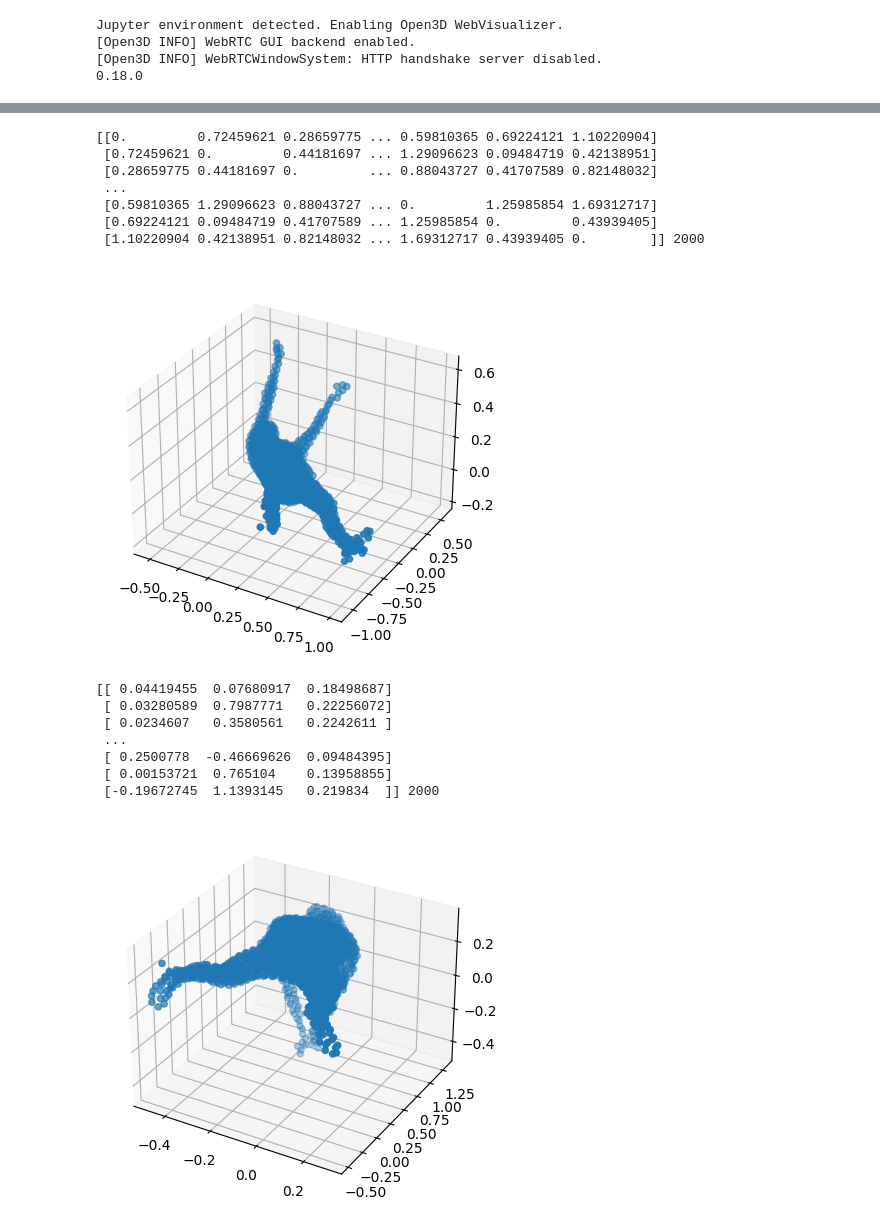
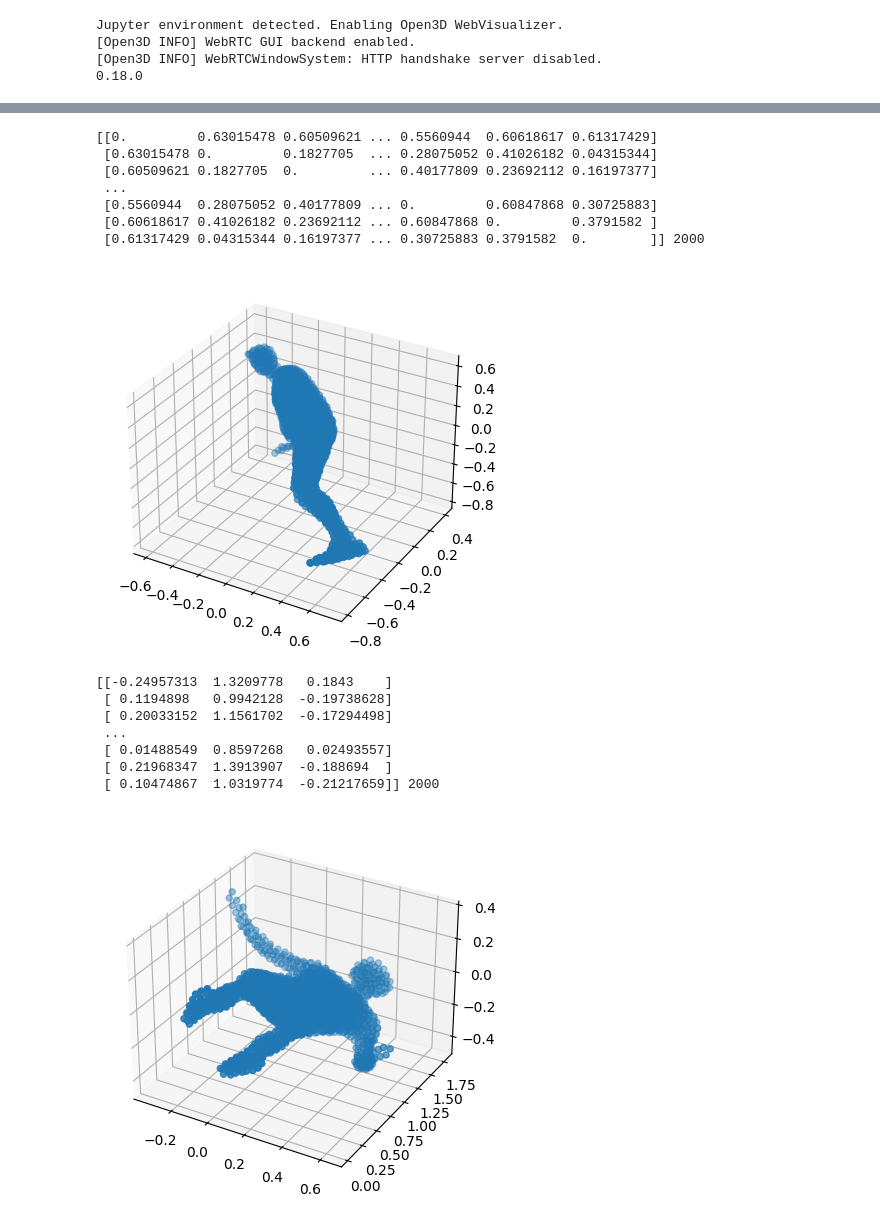
Before and after one commit to frozzzen3/TVMC, a Jupyter notebook: get_reference_centers.ipynb, the cells around one changed output, grey strips where cells are left out. Saved outputs shown, nothing was run; the diff lists cells and outputs as text; code cells hidden in the pictures.

Commit message:
updated by Guodong Chen, 09/21/2024, Mitch dataset complete

```diff
--- a/get_reference_centers.ipynb
+++ b/get_reference_centers.ipynb
@@ -12,16 +37,16 @@ Jupyter environment detected. Enabling Open3D WebVisualizer.
 # %%
-num_frames = 15
-num_points = 2000
 #file_prefix = f"D:/arap-volume-tracking-main/arap-volume-tracking-main/data/basketball-output-max/basketball_{num_points}/test_mesh_0res_{num_points}_"
 #file_prefix = f"D:/arap-volume-tracking-main/arap-volume-tracking-main/data/collision-output-max/collision_{num_points}/mesh_0res_{num_points}_"
 #file_prefix = f"G:\VS2022Projects/arap-volume-tracking-main\data\Levi-output-max-4000/Frame_00res_{num_points}_"
-file_prefix = f"G:\VS2022Projects/arap-volume-tracking-main\data\Dancer-output-max-2000/dancer_fr0res_{num_points}_"
+#file_prefix = fr"G:\VS2022Projects/arap-volume-tracking-main\data\{dataset}-output-max-2000/basketball_player_fr0res_{num_points}_"
+#file_prefix = fr'G:\VS2022Projects/arap-volume-tracking-main\data\{dataset}-output-max-2000/impr/basketball_player_fr0impr_{num_points}_'
+file_prefix = fr'G:\VS2022Projects/arap-volume-tracking-main\data\{dataset}-output-max-2000/mitch_fr0res_{num_points}_'
 
 file_extension = ".xyz"
 
 max_distance_matrix = np.zeros((num_points, num_points))
-
-for index in range(5, num_frames):
+offset = 0
+for index in range(1, 16):
     print(index)
     all_points = []
     filename = f"{file_prefix}{index:03d}{file_extension}"
@@ -39,17 +64,17 @@ for index in range(5, num_frames):
 
                 max_distance_matrix[j, i] = max_distance_matrix[i, j]
 
-    if (index == 9 or index == 14):
-        np.savetxt(f"G:\VS2022Projects/arap-volume-tracking-main\data\Dancer-output-max-2000/Dancer_distance_matrix_{index-4}_{num_points}.txt", max_distance_matrix)
+    if (index == offset + 5 or index == offset + 10):
+        np.savetxt(f"G:\VS2022Projects/arap-volume-tracking-main\data\Mitch-output-max-2000/Mitch_distance_matrix_{index-offset}_{num_points}.txt", max_distance_matrix)
 print(all_points.__len__())
 
 
 
-np.savetxt(f"G:\VS2022Projects/arap-volume-tracking-main\data\Dancer-output-max-2000/Dancer_distance_matrix_{num_frames}_{num_points}.txt", max_distance_matrix)
+np.savetxt(f"G:\VS2022Projects/arap-volume-tracking-main\data\Mitch-output-max-2000/Mitch_distance_matrix_15_{num_points}.txt", max_distance_matrix)
 #np.savetxt(f"D:/arap-volume-tracking-main/arap-volume-tracking-main/data/basketball-output-max/basketball_{num_points}/basketball_distance_matrix_{num_frames}_{num_points}_1519.txt", max_distance_matrix)
 #np.savetxt(f"D:/arap-volume-tracking-main/arap-volume-tracking-main/data/collision-output-max/collision_{num_points}/collision_distance_matrix_{num_frames}_{num_points}_2630.txt", max_distance_matrix)
 #np.savetxt(f"D:/arap-volume-tracking-main/arap-volume-tracking-main/data/dancer-output-max/dancer_{num_points}/dancer_distance_matrix_{num_frames}_{num_points}_0610.txt", max_distance_matrix)
 
 print("Distance Matrix:")
-print(max_distance_matrix)
+print(max_distance_matrix, max_distance_matrix.shape)
 # %% [output]
@@ -75,25 +100,24 @@ num_frames = 15
 num_points = 2000
 # %%
 #Levi_distance_matrix = np.loadtxt(f"G:\VS2022Projects/arap-volume-tracking-main\data\Levi-output-max-4000/Levi_distance_matrix_5_{num_points}.txt")
-Dancer_distance_matrix = np.loadtxt(f"G:\VS2022Projects/arap-volume-tracking-main\data\Dancer-output-max-2000/Dancer_distance_matrix_{num_frames}_{num_points}.txt")
+#Dancer_distance_matrix = np.loadtxt(f"G:\VS2022Projects/arap-volume-tracking-main\data\Dancer-output-max-2000/Dancer_distance_matrix_{num_frames}_{num_points}.txt")
+Basket_distance_matrix = np.loadtxt(f"G:\VS2022Projects/arap-volume-tracking-main\data\Basketball-output-max-2000/Basket_distance_matrix_{num_frames}_{num_points}.txt")
+Mitch_distance_matrix = np.loadtxt(f"G:\VS2022Projects/arap-volume-tracking-main\data\Mitch-output-max-2000/Mitch_distance_matrix_{num_frames}_{num_points}.txt")
 #print(Levi_distance_matrix, Levi_distance_matrix.__len__())
-print(Dancer_distance_matrix, Dancer_distance_matrix.__len__())
+#print(Dancer_distance_matrix, Dancer_distance_matrix.__len__())
+print(Mitch_distance_matrix, Mitch_distance_matrix.__len__())
 # %% [output]
-[[0.         0.72459621 0.28659775 ... 0.59810365 0.69224121 1.10220904]
- [0.72459621 0.         0.44181697 ... 1.29096623 0.09484719 0.42138951]
- [0.28659775 0.44181697 0.         ... 0.88043727 0.41707589 0.82148032]
+[[0.         0.63015478 0.60509621 ... 0.5560944  0.60618617 0.61317429]
+ [0.63015478 0.         0.1827705  ... 0.28075052 0.41026182 0.04315344]
+ [0.60509621 0.1827705  0.         ... 0.40177809 0.23692112 0.16197377]
  ...
- [0.59810365 1.29096623 0.88043727 ... 0.         1.25985854 1.69312717]
- [0.69224121 0.09484719 0.41707589 ... 1.25985854 0.         0.43939405]
- [1.10220904 0.42138951 0.82148032 ... 1.69312717 0.43939405 0.        ]] 2000
+ [0.5560944  0.28075052 0.40177809 ... 0.         0.60847868 0.30725883]
+ [0.60618617 0.41026182 0.23692112 ... 0.60847868 0.         0.3791582 ]
+ [0.61317429 0.04315344 0.16197377 ... 0.30725883 0.3791582  0.        ]] 2000
 # %%
-import numpy as np
-from sklearn.manifold import MDS
-import matplotlib.pyplot as plt
+max_distance_matrix = Mitch_distance_matrix
 
-max_distance_matrix = Dancer_distance_matrix
-
-mds = MDS(n_components=3, metric=True ,dissimilarity='precomputed', n_jobs=-1, eps= 1e-20, verbose=0, random_state=1, n_init = 6, max_iter = 300)
+mds = MDS(n_components=3, metric=True ,dissimilarity='precomputed', n_jobs=-1, eps= 1e-5, verbose=0, random_state=1, n_init = 6, max_iter = 300)
 reference_centers = mds.fit_transform(max_distance_matrix)
 
 fig = plt.figure()
@@ -101,28 +125,31 @@ ax = fig.add_subplot(111, projection='3d')
 ax.scatter(reference_centers[:, 0], reference_centers[:, 1], reference_centers[:, 2])
 plt.show()
 # %% [output]
-[figure, old version]
+[figure, new version]
 # %%
 #center_filename_Levi = f'G:\VS2022Projects/arap-volume-tracking-main\data\Levi-output-max-4000/Frame_00res_{num_points}_{i:03d}.xyz'
 #center_filename_Dancer = f'G:\VS2022Projects/arap-volume-tracking-main\data\Dancer-output-max-2000/dancer_fr0res_{num_points}_{i:03d}.xyz'
+#center_filename_basketball = fr'G:\VS2022Projects/arap-volume-tracking-main\data\{dataset}-output-max-2000/basketball_player_fr0res_{num_points}_{i:03d}.xyz'
+#center_filename_mitch = fr'G:\VS2022Projects/arap-volume-tracking-main\data\{dataset}-output-max-2000/mitch_fr0res_{num_points}_{i:03d}.xyz'
 center_datas = []
-for i in range(5, 20):
-    center_filename = f'G:\VS2022Projects/arap-volume-tracking-main\data\Dancer-output-max-2000/dancer_fr0res_{num_points}_{i:03d}.xyz'
+for i in range(1, 16):
+    #center_filename = fr'G:\VS2022Projects/arap-volume-tracking-main\data\{dataset}-output-max-2000/impr/basketball_player_fr0impr_{num_points}_{i:03d}.xyz'
+    center_filename = fr'G:\VS2022Projects/arap-volume-tracking-main\data\{dataset}-output-max-2000/mitch_fr0res_{num_points}_{i:03d}.xyz'
     center_data = np.loadtxt(center_filename)
     center_datas.append(center_data)
 
 center = center_datas[0]
 print(center, center.__len__())
 fig = plt.figure()
 ax = fig.add_subplot(111, projection='3d')
 ax.scatter(center[:, 0], center[:, 1], center[:, 2])
 plt.show()
 # %% [output]
-[[ 0.04419455  0.07680917  0.18498687]
- [ 0.03280589  0.7987771   0.22256072]
- [ 0.0234607   0.3580561   0.2242611 ]
+[[-0.24957313  1.3209778   0.1843    ]
+ [ 0.1194898   0.9942128  -0.19738628]
+ [ 0.20033152  1.1561702  -0.17294498]
  ...
- [ 0.2500778  -0.46669626  0.09484395]
- [ 0.00153721  0.765104    0.13958855]
- [-0.19672745  1.1393145   0.219834  ]] 2000
+ [ 0.01488549  0.8597268   0.02493557]
+ [ 0.21968347  1.3913907  -0.188694  ]
+ [ 0.10474867  1.0319774  -0.21217659]] 2000
-[figure, old version]
+[figure, new version]
```
Also changed, not shown: parts of 11 cells of this notebook, 10 other files.
